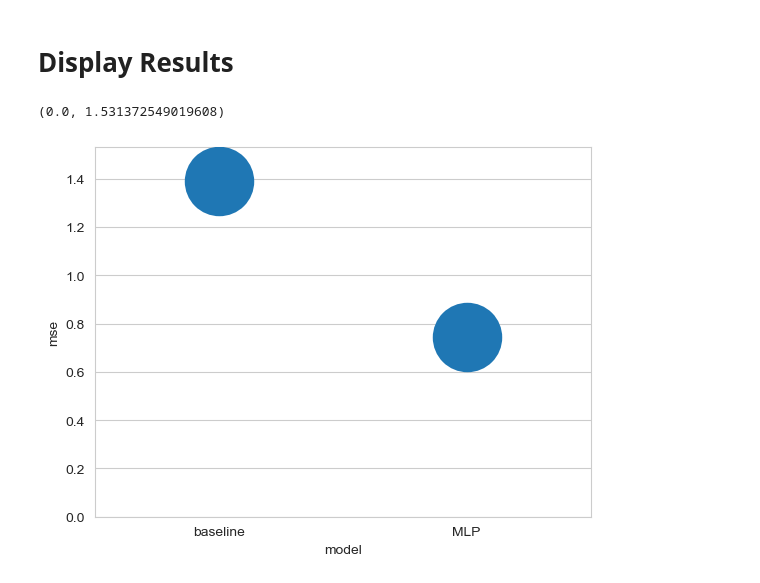
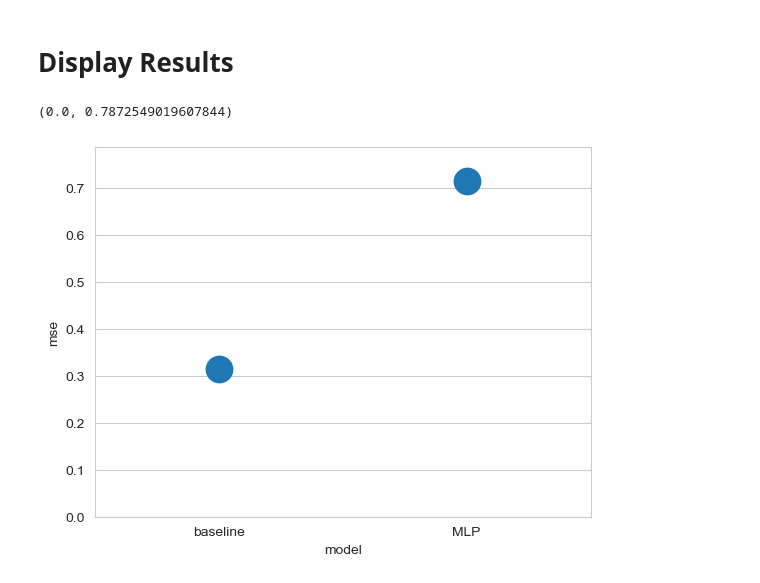
Before and after one commit to zhafen/markets-and-the-media, a Jupyter notebook: pipeline/predict_article_publication.ipynb, the cells around one changed output. Drawn from its saved outputs; the diff is of its cells as text; code cells hidden in the pictures.

```diff
--- a/pipeline/predict_article_publication.ipynb
+++ b/pipeline/predict_article_publication.ipynb
@@ -15,8 +15,8 @@ sns.set_style( 'whitegrid' )
 # %%
 pm = {
     # Model parameters
-    'h': 4, # Number of days into the future we want to predict article count for.
-    'h_range': [ 2, 4, 7, 14, 30 ], # Spread of days that we will include data from.
+    'h': 7, # Number of days into the future we want to predict article count for.
+    'h_range': [ 1, 2, 4, 7, 14, 30 ], # Spread of days that we will include data from.
 
     'seed': 15231,
 
@@ -34,11 +34,17 @@ pm = {
 # including data that uses the article count in the prior set of days.
 # Honestly I don't guarantee this is the best combinaiton.
 features = [
-    'DiffOverDay',
+    # 'DiffOverDay',
+    'AdjClose',
+    'logVolume',
+    'DeltaAdjClose2',
+    # 'SigmaAdjClose14',
+    'DeltalogVolume2',
+    'ArticleCountPrior{}'.format( pm['h'] ),
 ]
-features += [ 'DeltaAdjClose{}'.format( h ) for h in pm['h_range'] ]
-features += [ 'SigmaAdjClose{}'.format( h ) for h in pm['h_range'] ]
-features += [ 'DeltalogVolume{}'.format( h ) for h in pm['h_range'] ]
+# features += [ 'DeltaAdjClose{}'.format( h ) for h in pm['h_range'] ]
+# features += [ 'SigmaAdjClose{}'.format( h ) for h in pm['h_range'] ]
+# features += [ 'DeltalogVolume{}'.format( h ) for h in pm['h_range'] ]
 # features += [ 'ArticleCountPrior{}'.format( h ) for h in pm['h_range'] ]
 # %%
 rng = np.random.default_rng(pm['seed'])
@@ -176,7 +185,11 @@ Poisson distribution with mean from observations
 # %% [markdown]
 ## Regression
 # %%
-y_pred_base = markets_test['ArticleCountRandom4'].values
+# Mean with noise
+# y_pred_base = markets_test['ArticleCountRandom4'].values
+
+# Mean without noise
+y_pred_base = np.full( y_test.shape, markets_test['ArticleCount{}'.format(h)].mean() )
 # %%
 mse = mean_squared_error( y_test, y_pred_base, )
 mse
@@ -385,19 +476,19 @@ class_results['acc_score'].append( acc_score )
 # %%
 fig = plt.figure()
 ax = plt.gca()
 
 sns.stripplot(
     reg_results,
     x = 'model',
     y = 'mse',
     ax = ax,
-    s = 50,
+    s = 20,
 )
 
 ax.set_ylim( 0, np.max( reg_results['mse'] ) * 1.1 )
 # %% [output]
-(0.0, 1.531372549019608)
+(0.0, 0.7872549019607844)
-[figure, old version]
+[figure, new version]
 # %%
 fig = plt.figure()
 ax = plt.gca()
```
Also changed, not shown: parts of 29 cells of this notebook.
